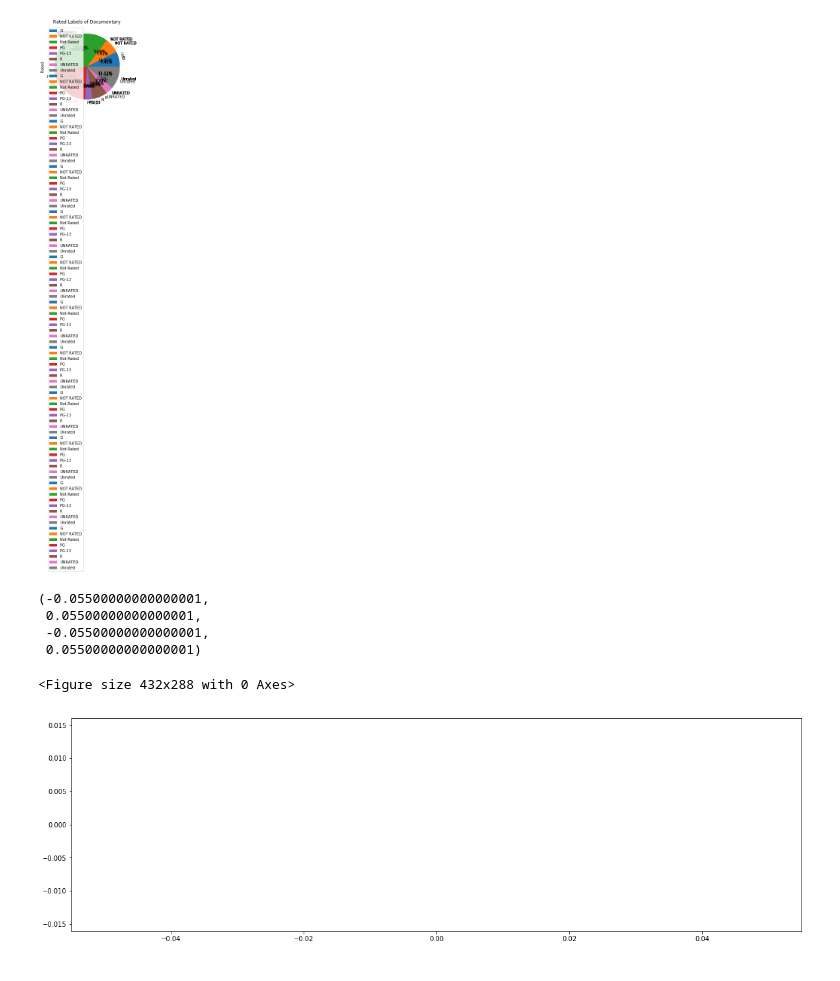
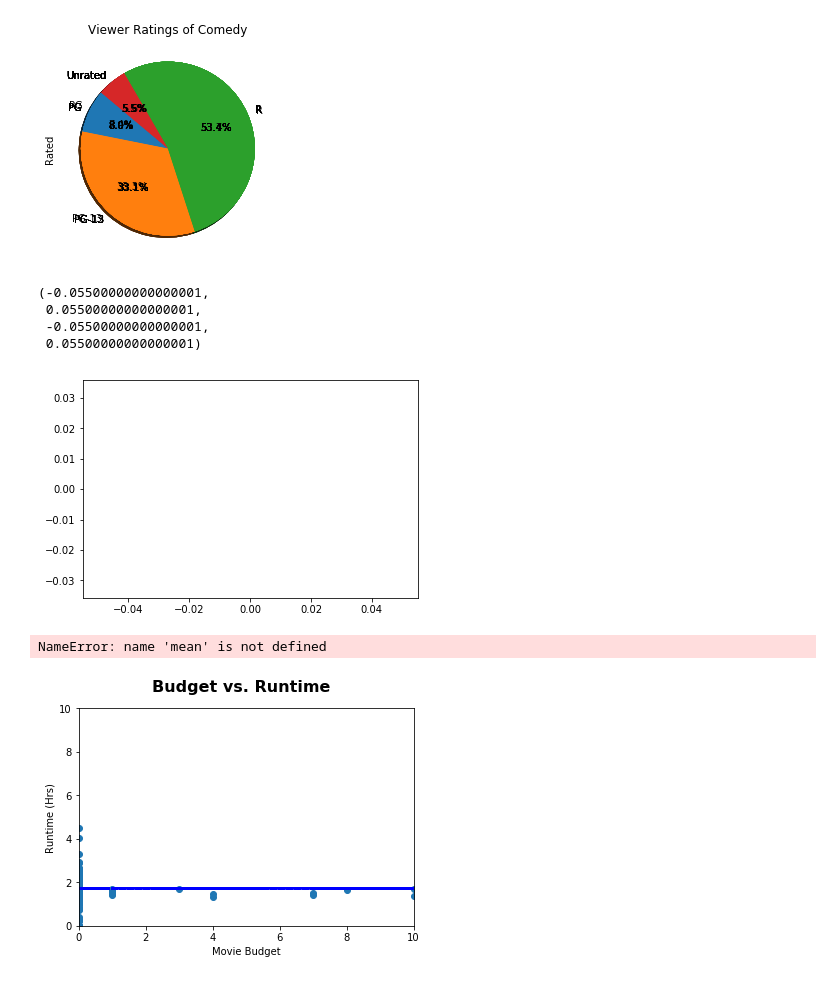
Before and after one commit to suvs27/Movie2019, a Jupyter notebook: movie_project_working.ipynb, the cells around one changed output. Drawn from its saved outputs; the diff is of its cells as text; code cells hidden in the pictures.

Commit message:
Updated Movies data
Fixed pie chart legend and added some statistical analysis; stats module not working in jupyter

```diff
--- a/movie_project_working.ipynb
+++ b/movie_project_working.ipynb
@@ -11,6 +17,6 @@ from pprint import pprint
 # %%
 # Original Dataframe used for Revenue, Budget information
-path = "tmdb-5000-movie-dataset/tmdb_5000_movies.csv"
+path = "tmdb-5000-movie-dataset/moviesapi_clean.csv"
 df = pd.read_csv(path)
 df.head()
 # %% [output]
@@ -35,2 +36,9 @@ new_df.head()
+# %%
+#Remove duplicate rated values
+
+df.dropna(how='any')
+df=df.replace({"Not Rated": "Unrated", "nan": "Unrated", "APPROVED": "Approved", "NOT RATED": "Unrated", "UNRATED": "Unrated", "PASSED": "Passed"})
+df
+rated_unique_values=df["Rated"].unique()
 # %%
 # Movie release dates are between 1916 and 2017
@@ -65,4 +73,0 @@ memory usage: 750.5+ KB
-# %%
-df = df.drop(columns= 'tagline')
-df = df.drop(columns= 'homepage')
-df.info()
@@ -216,7 +106,7 @@ plt.figure(figsize=(100,6))
 # %%
 #do .loc by genre and then create genre_groups=merged_df[["Genre", "Rated"]]. do rated_groups=genre_groups.groupby("Rated")
 
-genre_groups=merged_df.groupby(['Genre','Rated'])
+genre_groups=df.groupby(['Genre','Rated'])
 counted_up=genre_groups.count()
-counted_up.head(12)
+counted_up.head()
 # %% [output]
@@ -237,18 +120,67 @@ counted_up.head(12)
 # %%
-genre_id="Documentary"
+# Pie chart showing viewer rated movies of a specific genre
+
+genre_id="Comedy"
 one_genre=counted_up.loc[genre_id]
 rated_list=one_genre.keys()
-genre_pie=one_genre.plot(kind="pie",y=rated_list,title=("Rated Labels of "+genre_id), autopct = "%1.2f%%")
+genre_pie=one_genre.plot(kind="pie",y=rated_list,title=("Viewer Ratings of "+genre_id), autopct="%1.1f%%", shadow=True, startangle=140, legend=None)
 genre_pie.set_ylabel("Rated")
 plt.show()
 plt.tight_layout()
-plt.figure(figsize=(20,6))
 plt.axis("equal")
+
+#plt.legend(loc="upper right")
 # %% [output]
-[figure, old version]
+[figure, new version]
 (-0.05500000000000001,
  0.05500000000000001,
  -0.05500000000000001,
  0.05500000000000001)
-<Figure size 432x288 with 0 Axes>
-[figure, old version]
+[figure, new version]
+# %%
+# Mean, median mode of revenue and budgets
+
+budget_data= df["Budget"]
+revenue_data=df["Revenue"]
+
+print(f"Mean Budget: {mean(budget_data)}")
+print(f"Median Budget: {median(budget_data)}")
+print(f"Mode Budget: {median(budget_data)}")
+print(f"Mean Revenue: {mean(revenue_data)}")
+print(f"Median Revenue: {median(revenue_data)}")
+print(f"Mode Revenue: {median(revenue_data)}")
+# %% [output]
+NameError: name 'mean' is not defined
+# %%
+# Budget vs Runtime data
+
+list_runtime=[]
+runtime_hrs=[]
+for list_item in df['Runtime']:
+    list_item=list_item.strip(' min')
+    list_runtime.append(int(list_item))
+
+for list_item in list_runtime:
+    runtime_hrs.append(round(list_item/60,2))
+
+x_axis = df["Budget"]
+y_axis = runtime_hrs
+(slope, intercept, _, _, _) = linregress(x_axis, y_axis)
+fit = slope * x_axis + intercept
+
+fig, ax = plt.subplots()
+
+fig.suptitle("Budget vs. Runtime", fontsize=16, fontweight="bold")
+
+ax.set_xlim(0, 10)
+ax.set_ylim(0, 10)
+
+ax.set_xlabel("Movie Budget")
+ax.set_ylabel("Runtime (Hrs)")
+
+ax.plot(x_axis, y_axis, linewidth=0, marker='o')
+ax.plot(x_axis, fit, 'b--')
+
+plt.show()
+# %% [output]
+[figure, added]
```
Also changed, not shown: parts of 19 cells of this notebook.
